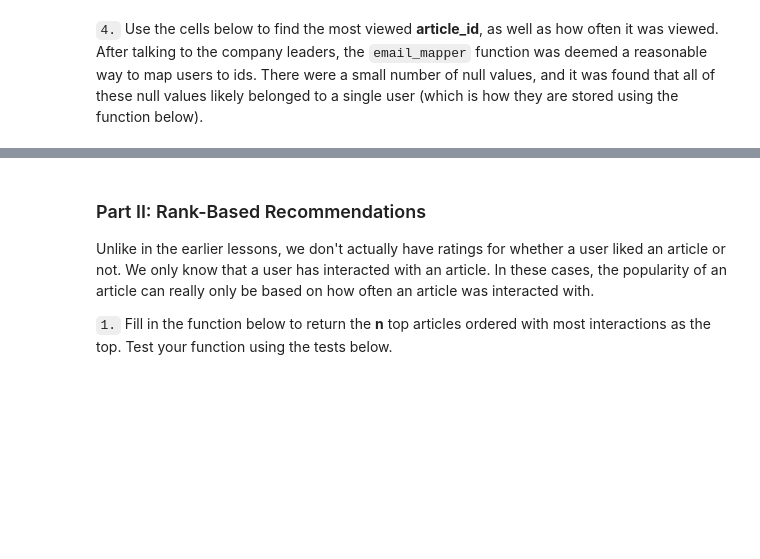
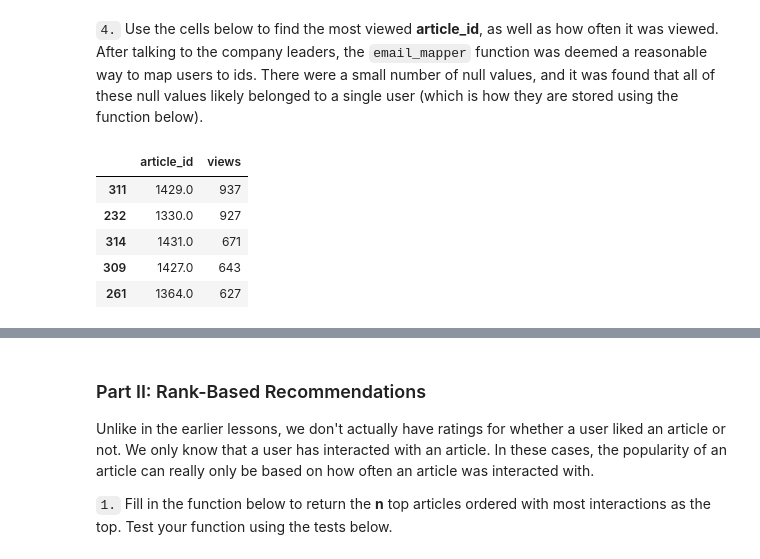
Before and after one commit to lamkenny/recommender_with_ibm, a Jupyter notebook: Recommendations_with_IBM.ipynb, the cells around one changed output, grey strips where cells are left out. Cells and saved outputs as stored; diff of their text form; code cells hidden in the pictures; blank space fills up the shorter version.

```diff
--- a/Recommendations_with_IBM.ipynb
+++ b/Recommendations_with_IBM.ipynb
@@ -196,2 +201,12 @@ number of user-article interactions in the dataset: 33669
 # %% [markdown]
 `4.` Use the cells below to find the most viewed **article_id**, as well as how often it was viewed.  After talking to the company leaders, the `email_mapper` function was deemed a reasonable way to map users to ids.  There were a small number of null values, and it was found that all of these null values likely belonged to a single user (which is how they are stored using the function below).
+# %%
+article_viewed_df = df[['email', 'article_id']].groupby('article_id').count().reset_index().rename(columns={'email':'views'})
+article_viewed_df.sort_values('views', ascending=False).head(5)
+# %% [output]
+|  | article_id | views |
+| 311 | 1429.0 | 937 |
+| 232 | 1330.0 | 927 |
+| 314 | 1431.0 | 671 |
+| 309 | 1427.0 | 643 |
+| 261 | 1364.0 | 627 |
```
Also changed, not shown: parts of 10 cells of this notebook.
